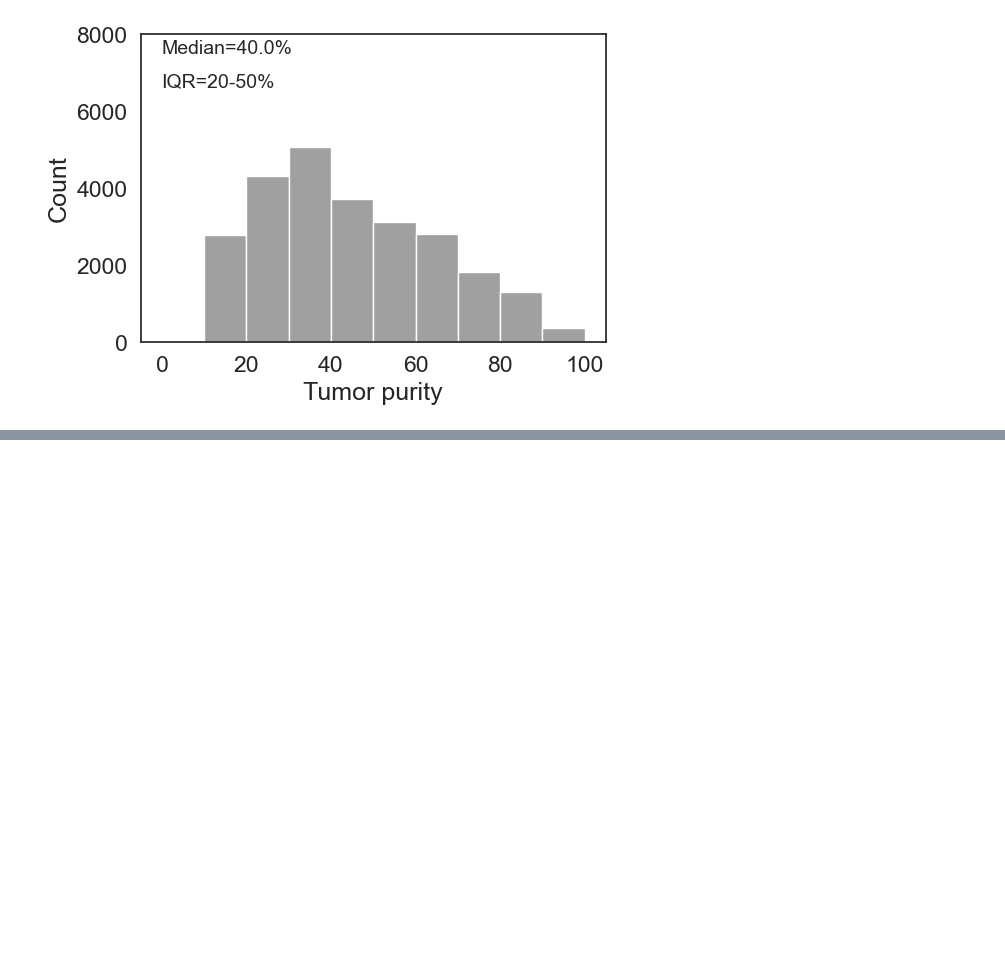
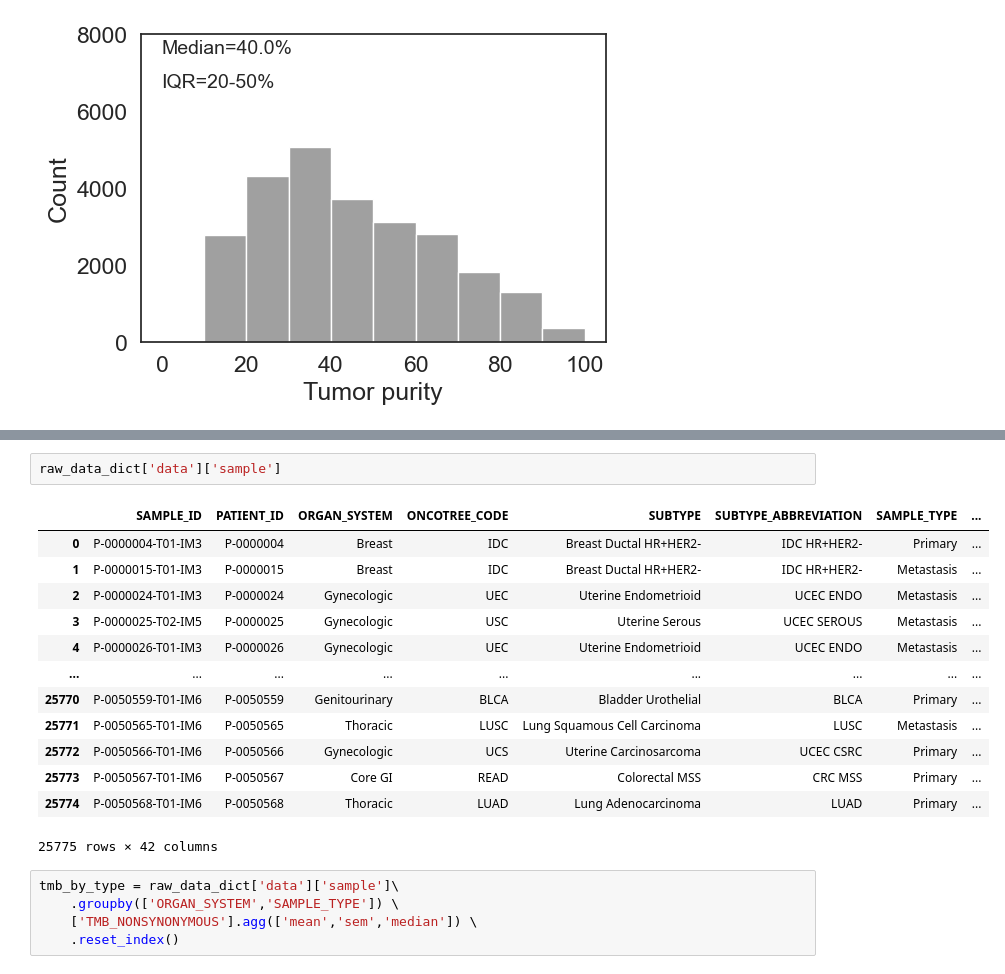
Before and after one commit to emmcauley/DS_public_data, a Jupyter notebook: 01_MSK_MetTropism/MSK_Met_data_viz.ipynb, the cells around one changed output, grey strips where cells are left out. Cells and saved outputs as stored; diff of their text form; blank space fills up the shorter version.

```diff
--- a/01_MSK_MetTropism/MSK_Met_data_viz.ipynb
+++ b/01_MSK_MetTropism/MSK_Met_data_viz.ipynb
@@ -163,2 +168,23 @@ calc_met_dist('Breast')
 # %% [markdown]
 ![newplot%20%281%29.png](attachment:newplot%20%281%29.png)
+# %%
+raw_data_dict['data']['sample']
+# %% [output]
+|  | SAMPLE_ID | PATIENT_ID | ORGAN_SYSTEM | ONCOTREE_CODE | SUBTYPE | SUBTYPE_ABBREVIATION | SAMPLE_TYPE | ... |
+| 0 | P-0000004-T01-IM3 | P-0000004 | Breast | IDC | Breast Ductal HR+HER2- | IDC HR+HER2- | Primary | ... |
+| 1 | P-0000015-T01-IM3 | P-0000015 | Breast | IDC | Breast Ductal HR+HER2- | IDC HR+HER2- | Metastasis | ... |
+| 2 | P-0000024-T01-IM3 | P-0000024 | Gynecologic | UEC | Uterine Endometrioid | UCEC ENDO | Metastasis | ... |
+| 3 | P-0000025-T02-IM5 | P-0000025 | Gynecologic | USC | Uterine Serous | UCEC SEROUS | Metastasis | ... |
+| 4 | P-0000026-T01-IM3 | P-0000026 | Gynecologic | UEC | Uterine Endometrioid | UCEC ENDO | Metastasis | ... |
+| ... | ... | ... | ... | ... | ... | ... | ... | ... |
+| 25770 | P-0050559-T01-IM6 | P-0050559 | Genitourinary | BLCA | Bladder Urothelial | BLCA | Primary | ... |
+| 25771 | P-0050565-T01-IM6 | P-0050565 | Thoracic | LUSC | Lung Squamous Cell Carcinoma | LUSC | Metastasis | ... |
+| 25772 | P-0050566-T01-IM6 | P-0050566 | Gynecologic | UCS | Uterine Carcinosarcoma | UCEC CSRC | Primary | ... |
+| 25773 | P-0050567-T01-IM6 | P-0050567 | Core GI | READ | Colorectal MSS | CRC MSS | Primary | ... |
+| 25774 | P-0050568-T01-IM6 | P-0050568 | Thoracic | LUAD | Lung Adenocarcinoma | LUAD | Primary | ... |
+25775 rows × 42 columns
+# %%
+tmb_by_type = raw_data_dict['data']['sample']\
+    .groupby(['ORGAN_SYSTEM','SAMPLE_TYPE']) \
+    ['TMB_NONSYNONYMOUS'].agg(['mean','sem','median']) \
+    .reset_index()
```
Also changed, not shown: parts of 6 cells of this notebook.
